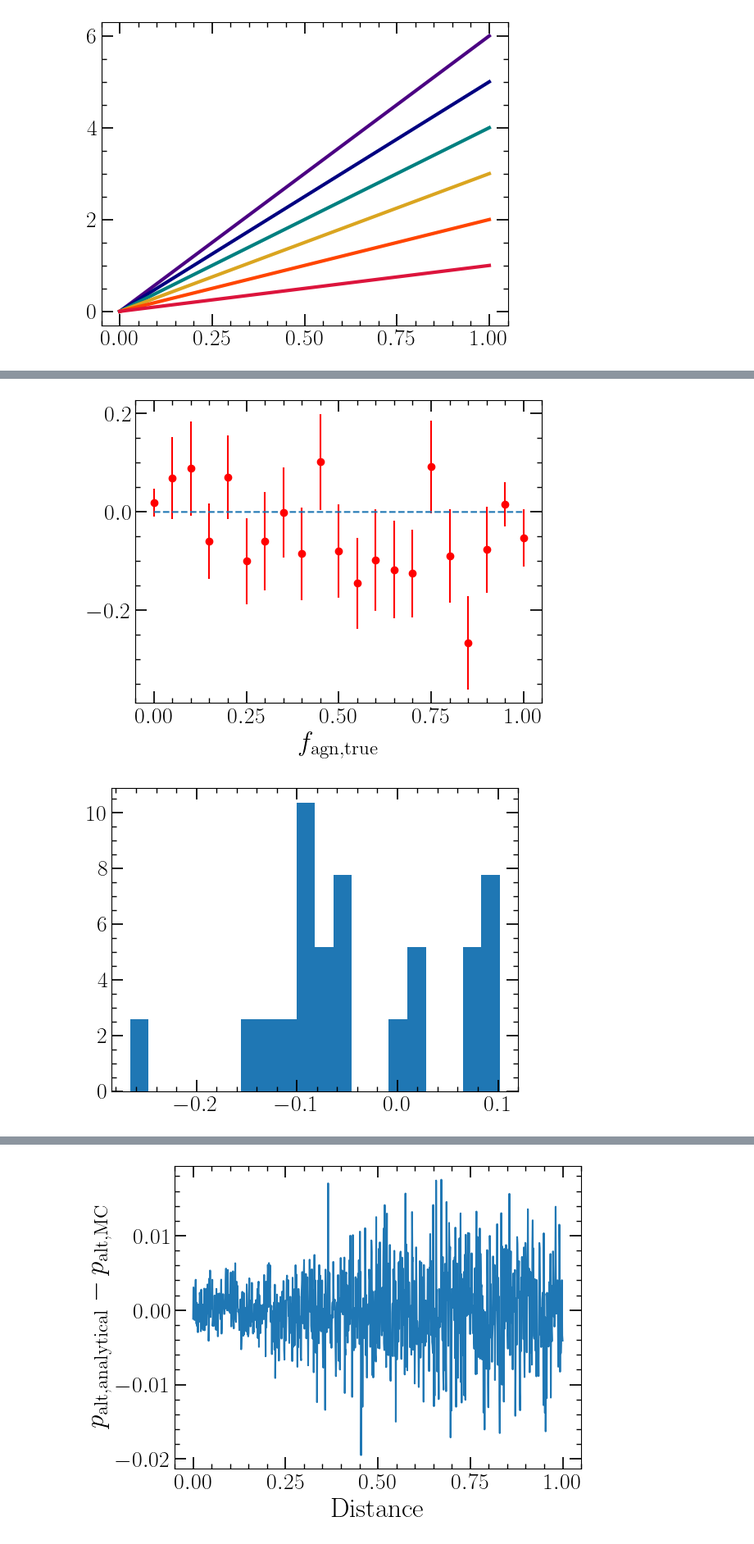
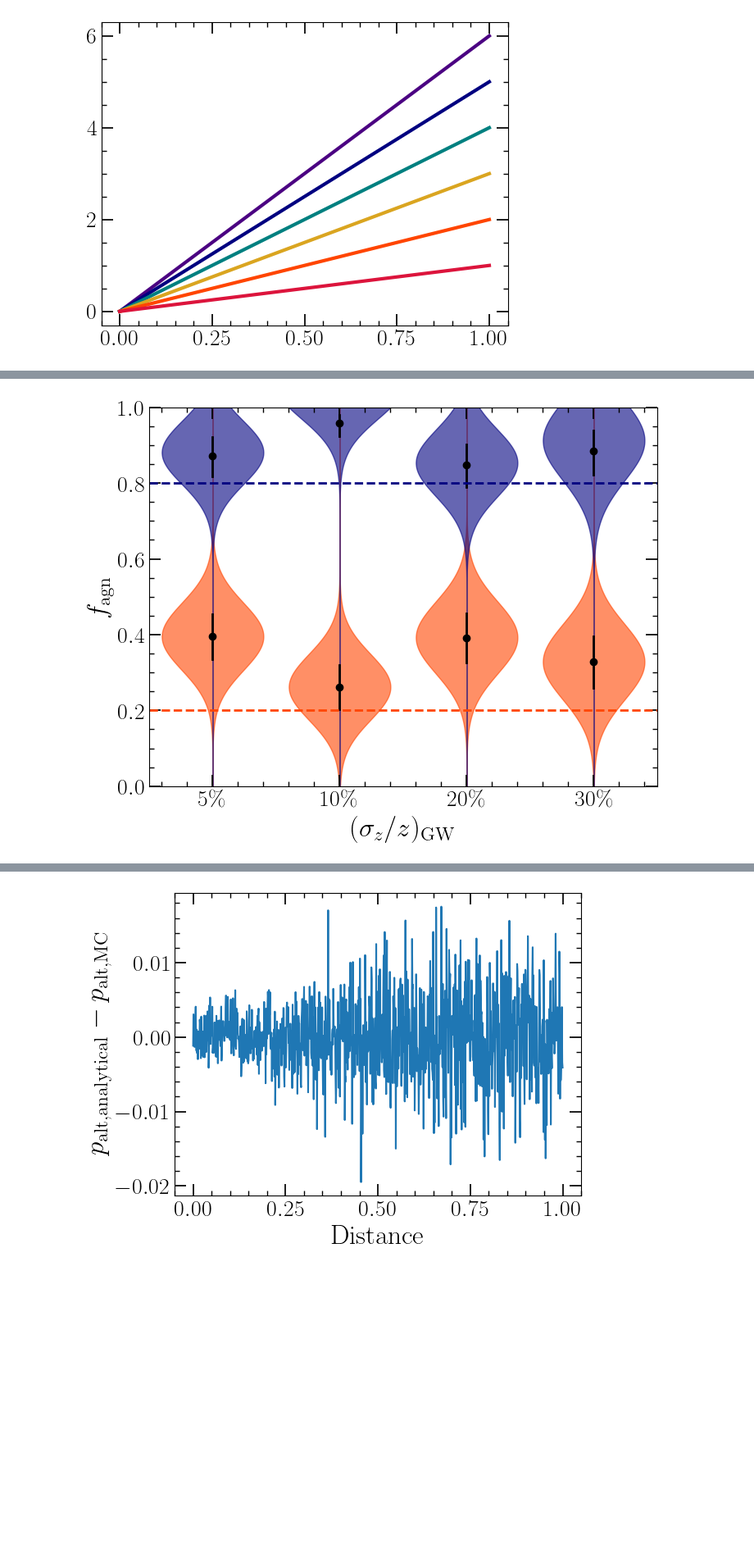
Before and after one commit to LucasPouw/darksirenpop, a Jupyter notebook: analyze_posteriors.ipynb, the cells around one changed output, grey strips where cells are left out. Shown at 82% size. Saved outputs shown, nothing was run; the diff lists cells and outputs as text; code cells hidden in the pictures; blank space fills up the shorter version.

```diff
--- a/analyze_posteriors.ipynb
+++ b/analyze_posteriors.ipynb
@@ -223,29 +204,42 @@ def gaussian(x, mu, sigma):
-# %%
-xx = np.linspace(0, 1, 10000)
-
-plt.figure()
-estimates = np.zeros_like(TRUE_FAGNS)
-for i in range(N_TRUE_FAGNS):
-    posterior = combined_posteriors[:,i].copy()
-    posterior -= np.max(posterior)
-    posterior = np.exp(posterior)
-    posterior /= np.trapezoid(posterior, LOG_LLH_X_AX)
-    param, _ = curve_fit(gaussian, LOG_LLH_X_AX, posterior)
-    estimates[i] = param[0] - TRUE_FAGNS[i]
-
-    plt.errorbar(TRUE_FAGNS[i], param[0] - TRUE_FAGNS[i], yerr=param[1], color='red', marker='o', linestyle=' ')
-plt.plot(xx, np.zeros_like(xx), linestyle='dashed')
-
-# plt.plot(LOG_LLH_X_AX, posterior)
-# plt.plot(xx, gaussian(xx, *p))
-# plt.xlim(p[0] - 0.025, p[0] + 0.025)
-# plt.ylabel('Arbitrary units')
-plt.xlabel(r'$f_{\rm agn, true}$')
-plt.show()
-
-plt.figure()
-plt.hist(estimates, bins=20, density=True)
-plt.show()
-# %% [output]
-[figure, removed]
-[figure, removed]
+# %%
+plot_fagn_idx = np.array([4, 16])  # np.array([len(TRUE_FAGNS)//2])
+
+fig, ax = plt.subplots(figsize=(8, 6))
+
+for idx, fagn_idx in enumerate(plot_fagn_idx):
+    post_list = []
+    cdf_list = []
+    for i, posterior in enumerate(posteriors):
+        pdfs = get_pdfs(posterior, LOG_LLH_X_AX)
+        post_list.append(pdfs[:, fagn_idx])
+
+        cdfs = get_cdfs(posterior)
+        cdf_list.append(cdfs[:, fagn_idx])
+
+    for i, pdf in enumerate(post_list, start=1):
+        # Normalize the PDF to make the violin shape nice
+        pdf = pdf / pdf.max() * 0.4  # scale width
+
+        current_cdf = cdf_list[i-1]
+        inverse_cdf = interp1d(current_cdf, LOG_LLH_X_AX, bounds_error=False, fill_value='extrapolate')
+        q25 = inverse_cdf(0.25)
+        q75 = inverse_cdf(0.75)
+        median = inverse_cdf(0.5)
+
+        ax.fill_betweenx(LOG_LLH_X_AX, i - pdf, i + pdf, alpha=0.6, color=COLORS[idx])
+
+        ax.plot([i, i], [q25, q75], color='black', linewidth=2)  # IQR
+        ax.plot(i, median, 'o', color='black', markersize=6)      # Median
+
+ax.hlines(TRUE_FAGNS[ plot_fagn_idx ], 0.5, 4.5, colors=COLORS[:len(plot_fagn_idx)+1], linestyle='dashed', linewidth=2)
+ax.set_xticks([1, 2, 3, 4])
+ax.set_xticklabels([r'$5\%$', r'$10\%$', r'$20\%$', r'$30\%$'])
+ax.set_xlim(0.5, 4.5)
+ax.set_ylim(0, 1)
+ax.set_ylabel(r'$f_{\rm agn}$')
+ax.set_xlabel(r'$(\sigma_{z} / z)_{\rm GW}$')
+# fig.savefig('violin_agn_zerror_0.2.pdf', bbox_inches='tight')
+# fig.savefig('violin_agn_zerror_0.pdf', bbox_inches='tight')
+plt.show()
+# %% [output]
+[figure, added]
```
Also changed, not shown: parts of 15 cells of this notebook, 18 other files.
